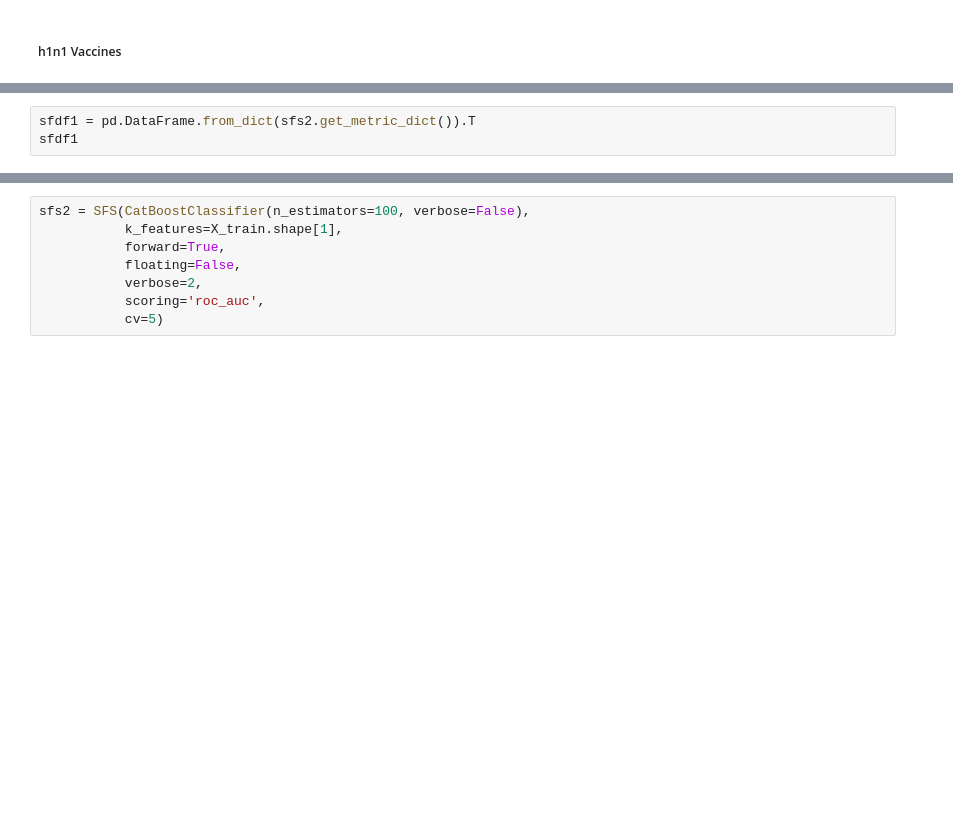
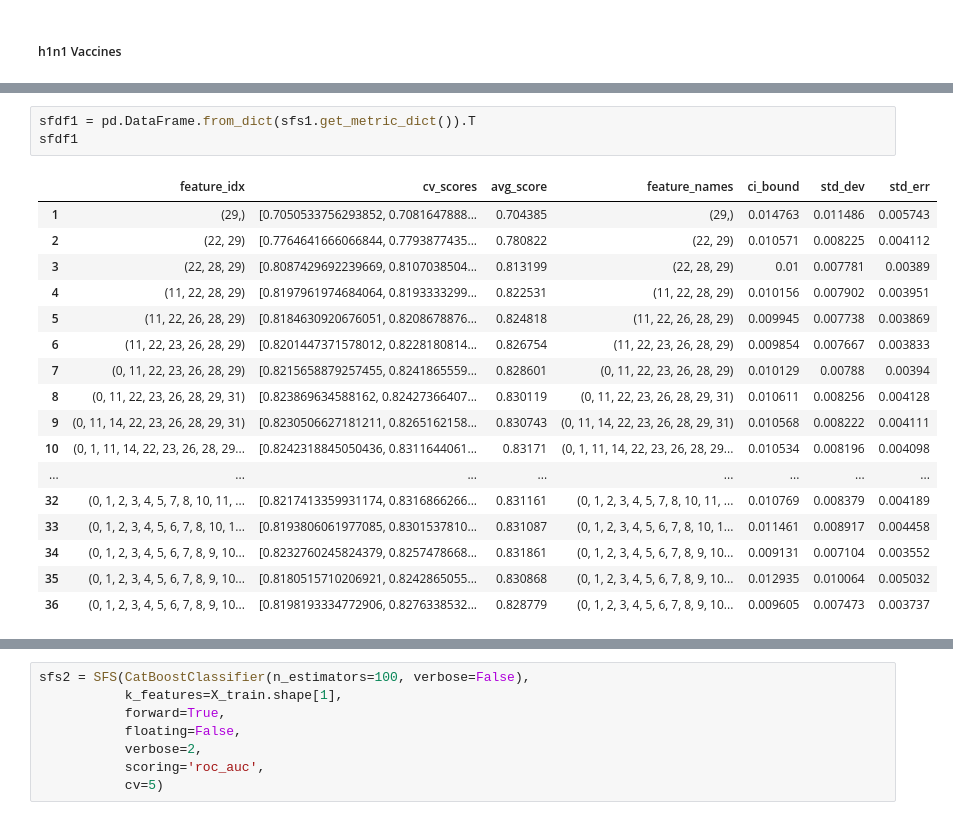
Before and after one commit to FelixFern/FINDIT-2023-ODE, a Jupyter notebook: main.ipynb, the cells around one changed output, grey strips where cells are left out. Drawn from its saved outputs; the diff is of its cells as text; blank space fills up the shorter version.

```diff
--- a/main.ipynb
+++ b/main.ipynb
@@ -657,3 +655,21 @@ sfs1 = sfs1.fit(ct.fit_transform(X_train), np.array(y_train.h1n1_vaccine).ravel(
 # %%
-sfdf1 = pd.DataFrame.from_dict(sfs2.get_metric_dict()).T
+sfdf1 = pd.DataFrame.from_dict(sfs1.get_metric_dict()).T
 sfdf1
+# %% [output]
+|  | feature_idx | cv_scores | avg_score | feature_names | ci_bound | std_dev | std_err |
+| 1 | (29,) | [0.7050533756293852, 0.7081647888... | 0.704385 | (29,) | 0.014763 | 0.011486 | 0.005743 |
+| 2 | (22, 29) | [0.7764641666066844, 0.7793877435... | 0.780822 | (22, 29) | 0.010571 | 0.008225 | 0.004112 |
+| 3 | (22, 28, 29) | [0.8087429692239669, 0.8107038504... | 0.813199 | (22, 28, 29) | 0.01 | 0.007781 | 0.00389 |
+| 4 | (11, 22, 28, 29) | [0.8197961974684064, 0.8193333299... | 0.822531 | (11, 22, 28, 29) | 0.010156 | 0.007902 | 0.003951 |
+| 5 | (11, 22, 26, 28, 29) | [0.8184630920676051, 0.8208678876... | 0.824818 | (11, 22, 26, 28, 29) | 0.009945 | 0.007738 | 0.003869 |
+| 6 | (11, 22, 23, 26, 28, 29) | [0.8201447371578012, 0.8228180814... | 0.826754 | (11, 22, 23, 26, 28, 29) | 0.009854 | 0.007667 | 0.003833 |
+| 7 | (0, 11, 22, 23, 26, 28, 29) | [0.8215658879257455, 0.8241865559... | 0.828601 | (0, 11, 22, 23, 26, 28, 29) | 0.010129 | 0.00788 | 0.00394 |
+| 8 | (0, 11, 22, 23, 26, 28, 29, 31) | [0.823869634588162, 0.82427366407... | 0.830119 | (0, 11, 22, 23, 26, 28, 29, 31) | 0.010611 | 0.008256 | 0.004128 |
+| 9 | (0, 11, 14, 22, 23, 26, 28, 29, 31) | [0.8230506627181211, 0.8265162158... | 0.830743 | (0, 11, 14, 22, 23, 26, 28, 29, 31) | 0.010568 | 0.008222 | 0.004111 |
+| 10 | (0, 1, 11, 14, 22, 23, 26, 28, 29... | [0.8242318845050436, 0.8311644061... | 0.83171 | (0, 1, 11, 14, 22, 23, 26, 28, 29... | 0.010534 | 0.008196 | 0.004098 |
+| ... | ... | ... | ... | ... | ... | ... | ... |
+| 32 | (0, 1, 2, 3, 4, 5, 7, 8, 10, 11, ... | [0.8217413359931174, 0.8316866266... | 0.831161 | (0, 1, 2, 3, 4, 5, 7, 8, 10, 11, ... | 0.010769 | 0.008379 | 0.004189 |
+| 33 | (0, 1, 2, 3, 4, 5, 6, 7, 8, 10, 1... | [0.8193806061977085, 0.8301537810... | 0.831087 | (0, 1, 2, 3, 4, 5, 6, 7, 8, 10, 1... | 0.011461 | 0.008917 | 0.004458 |
+| 34 | (0, 1, 2, 3, 4, 5, 6, 7, 8, 9, 10... | [0.8232760245824379, 0.8257478668... | 0.831861 | (0, 1, 2, 3, 4, 5, 6, 7, 8, 9, 10... | 0.009131 | 0.007104 | 0.003552 |
+| 35 | (0, 1, 2, 3, 4, 5, 6, 7, 8, 9, 10... | [0.8180515710206921, 0.8242865055... | 0.830868 | (0, 1, 2, 3, 4, 5, 6, 7, 8, 9, 10... | 0.012935 | 0.010064 | 0.005032 |
+| 36 | (0, 1, 2, 3, 4, 5, 6, 7, 8, 9, 10... | [0.8198193334772906, 0.8276338532... | 0.828779 | (0, 1, 2, 3, 4, 5, 6, 7, 8, 9, 10... | 0.009605 | 0.007473 | 0.003737 |
```
Also changed, not shown: parts of 42 cells of this notebook, 35 other files.
